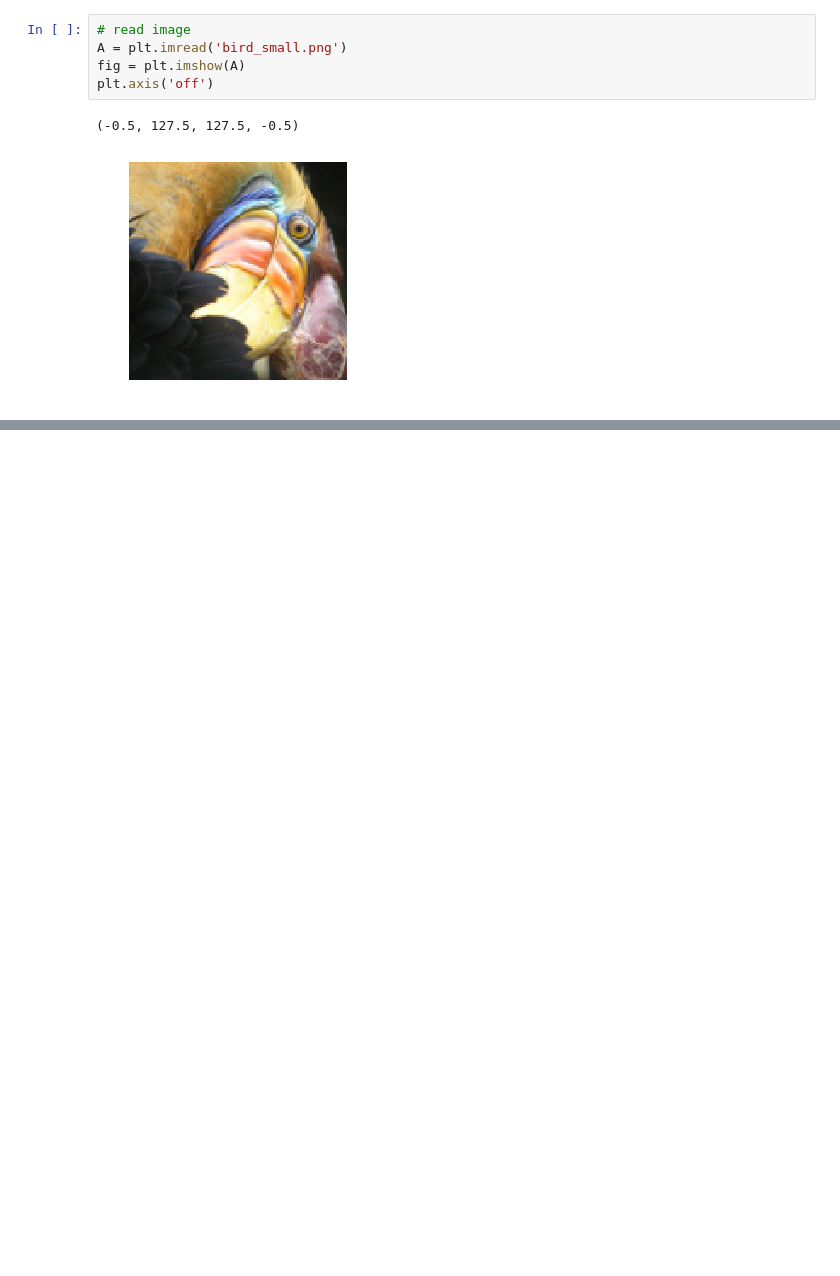
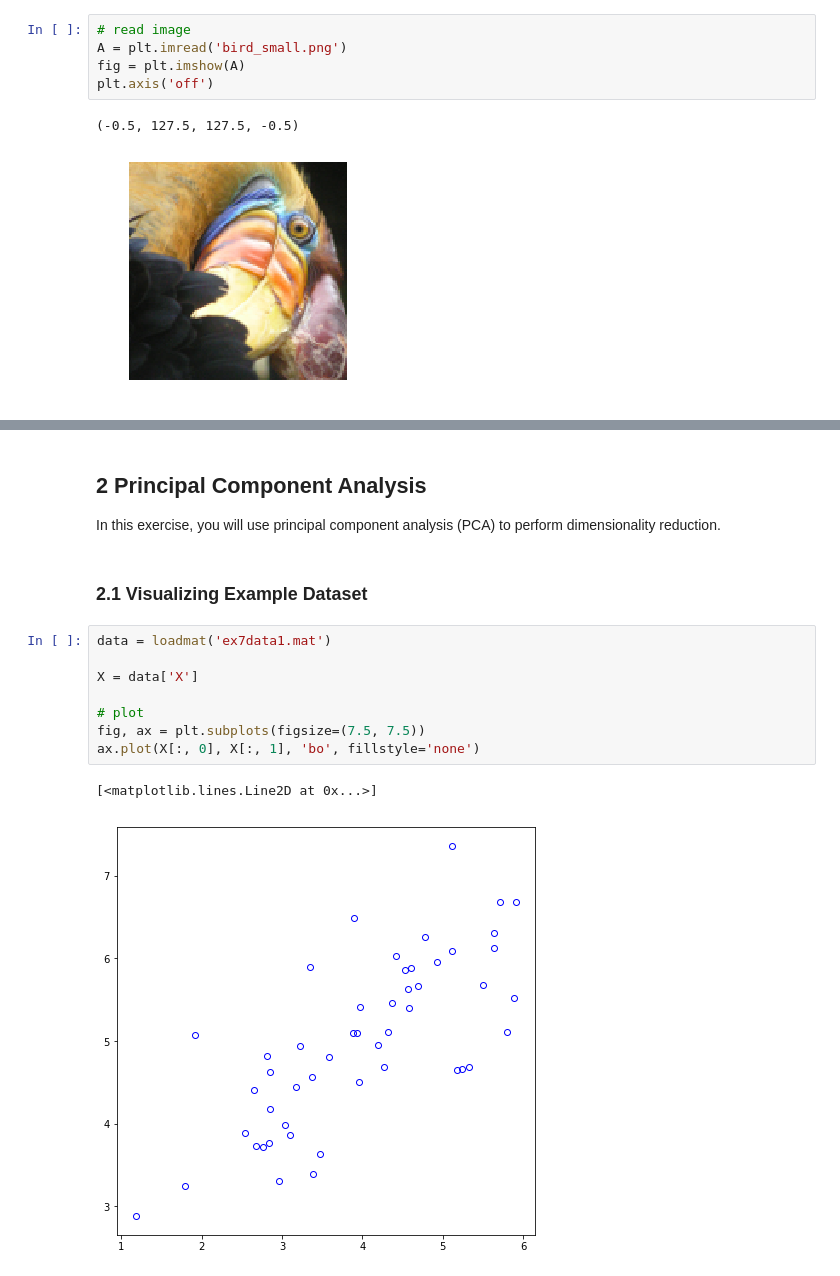
Before and after one commit to oeyh/NN, a Jupyter notebook: assignment7 K-means Clustering and PCA/assignment 7 K-means and PCA.ipynb, the cells around one changed output, grey strips where cells are left out. Drawn from its saved outputs; the diff is of its cells as text; blank space fills up the shorter version.

```diff
--- a/assignment7 K-means Clustering and PCA/assignment 7 K-means and PCA.ipynb
+++ b/assignment7 K-means Clustering and PCA/assignment 7 K-means and PCA.ipynb
@@ -229,0 +318,17 @@ axes[1].set_title('After')
+# %% [markdown]
+## 2 Principal Component Analysis
+
+In this exercise, you will use principal component analysis (PCA) to perform dimensionality reduction.
+# %% [markdown]
+### 2.1 Visualizing Example Dataset
+# %%
+data = loadmat('ex7data1.mat')
+
+X = data['X']
+
+# plot
+fig, ax = plt.subplots(figsize=(7.5, 7.5))
+ax.plot(X[:, 0], X[:, 1], 'bo', fillstyle='none')
+# %% [output]
+[<matplotlib.lines.Line2D at 0x...>]
+[figure, added]
```
Also changed, not shown: parts of 18 cells of this notebook, 3 other files.
